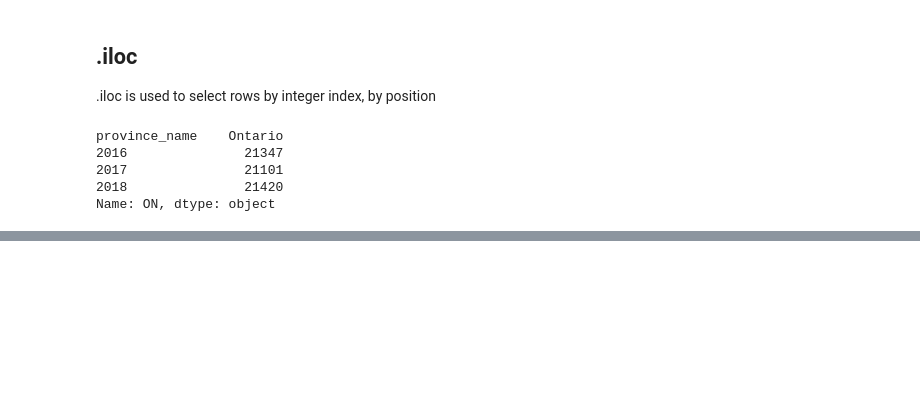
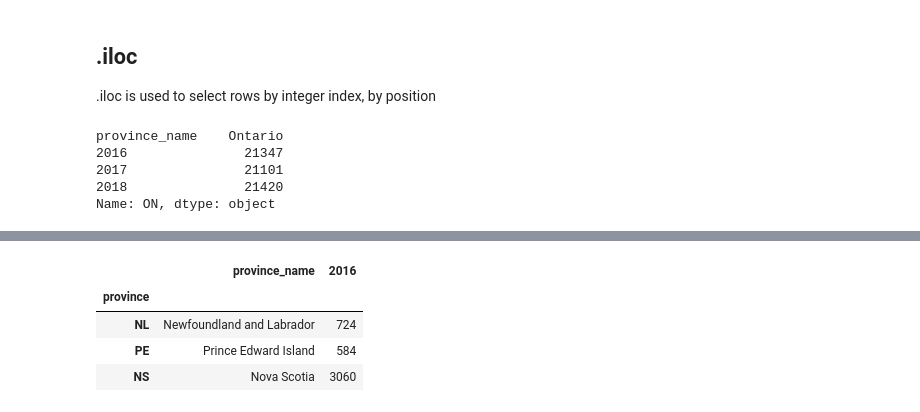
Before and after one commit to IgaMeddie/Data_Science_101, a Jupyter notebook: pandas_101.ipynb, the cells around one changed output, grey strips where cells are left out. Cells and saved outputs as stored; diff of their text form; code cells hidden in the pictures; blank space fills up the shorter version.

Commit message:
Add slicing examples

```diff
--- a/pandas_101.ipynb
+++ b/pandas_101.ipynb
@@ -600,0 +663,9 @@ prov_support.iloc[5,9,4]
+# %%
+# In the example below, we are selecting the first 3 rows and the first 2 columns only:
+prov_support.iloc[:3, :2]
+# %% [output]
+|  | province_name | 2016 |
+| province |  |  |
+| NL | Newfoundland and Labrador | 724 |
+| PE | Prince Edward Island | 584 |
+| NS | Nova Scotia | 3060 |
```
Also changed, not shown: parts of 6 cells of this notebook.
